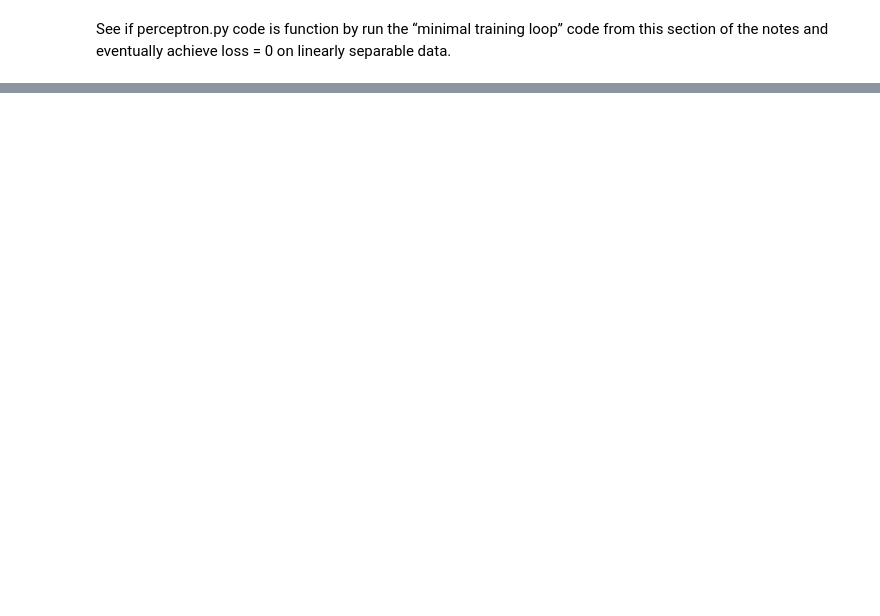
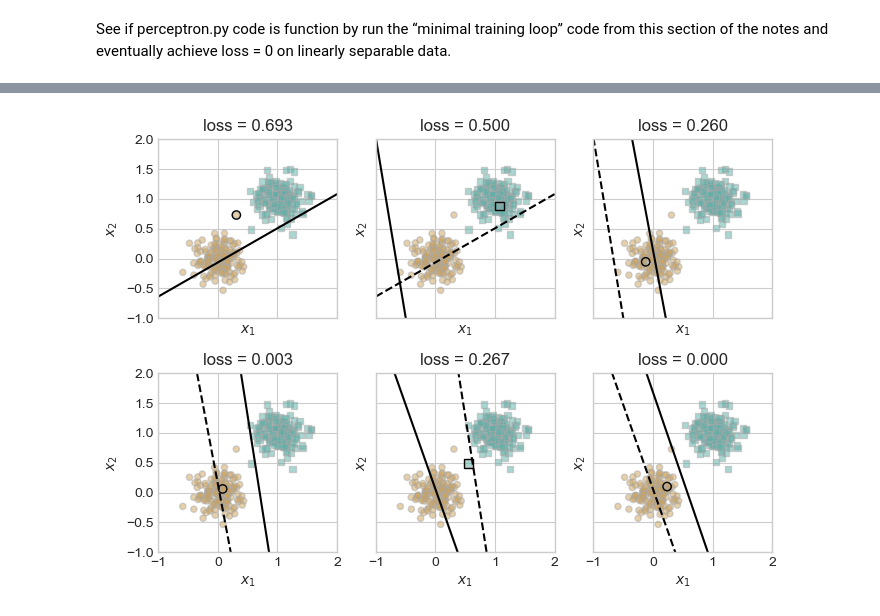
Before and after one commit to lfschweitzer/lfschweitzer.github.io, a Jupyter notebook: posts/post4/homework4.ipynb, the cells around one changed output, grey strips where cells are left out. Saved outputs shown, nothing was run; the diff lists cells and outputs as text; code cells hidden in the pictures; blank space fills up the shorter version.

```diff
--- a/posts/post4/homework4.ipynb
+++ b/posts/post4/homework4.ipynb
@@ -77,0 +92,56 @@ while loss > 0: # dangerous -- only terminates if data is linearly separable
+# %%
+def draw_line(w, x_min, x_max, ax, **kwargs):
+    w_ = w.flatten()
+    x = torch.linspace(x_min, x_max, 101)
+    y = -(w_[0]*x + w_[2])/w_[1]
+    l = ax.plot(x, y, **kwargs)
+# %%
+torch.manual_seed(1234567)
+
+# initialize a perceptron
+p = Perceptron()
+opt = PerceptronOptimizer(p)
+p.loss(X, y)
+
+# set up the figure
+plt.rcParams["figure.figsize"] = (7, 5)
+fig, axarr = plt.subplots(2, 3, sharex = True, sharey = True)
+markers = ["o", ","]
+marker_map = {-1 : 0, 1 : 1}
+
+# initialize for main loop
+current_ax = 0
+loss = 1
+loss_vec = []
+
+while loss > 0:
+    ax = axarr.ravel()[current_ax]
+
+    # save the old value of w for plotting later
+    old_w = torch.clone(p.w)
+
+    # pick a random data point
+    i = torch.randint(n, size = (1,))
+    x_i = X[[i],:]
+    y_i = y[i]
+
+    # make an optimization step -- this is where the update actually happens
+    # now p.w is the new value
+    local_loss = opt.step(x_i, y_i)
+
+    # if a change was made, plot the old and new decision boundaries
+    # also add the new loss to loss_vec for plotting below
+    if local_loss > 0:
+        plot_perceptron_data(X, y, ax)
+        draw_line(old_w, x_min = -1, x_max = 2, ax = ax, color = "black", linestyle = "dashed")
+        loss = p.loss(X, y).item()
+        loss_vec.append(loss)
+        draw_line(p.w, x_min = -1, x_max = 2, ax = ax, color = "black")
+        ax.scatter(X[i,0],X[i,1], color = "black", facecolors = "none", edgecolors = "black", marker = markers[marker_map[y[i].item()]])
+        # draw_line(w, -10, 10, ax, color = "black")
+        ax.set_title(f"loss = {loss:.3f}")
+        ax.set(xlim = (-1, 2), ylim = (-1, 2))
+        current_ax += 1
+plt.tight_layout()
+# %% [output]
+[figure, added]
```
Also changed, not shown: parts of 14 cells of this notebook, 1 other file.
